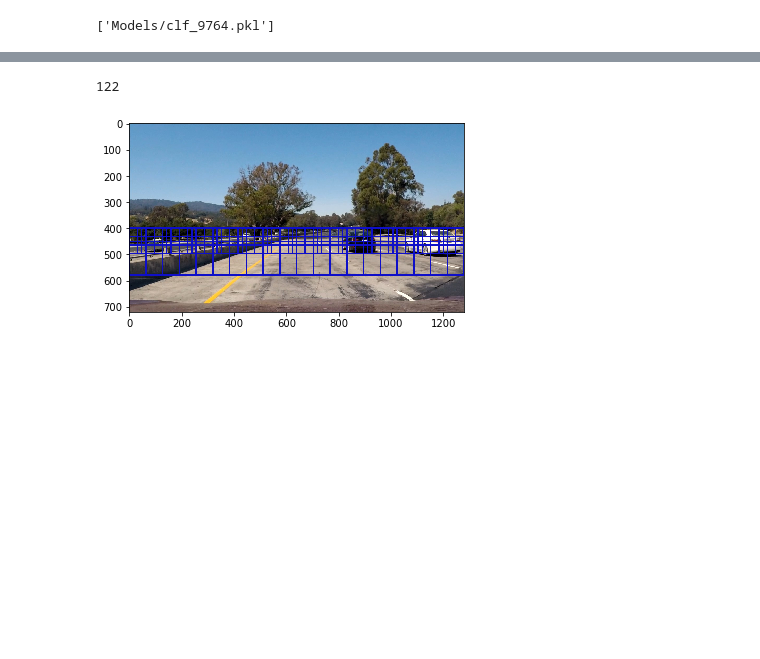
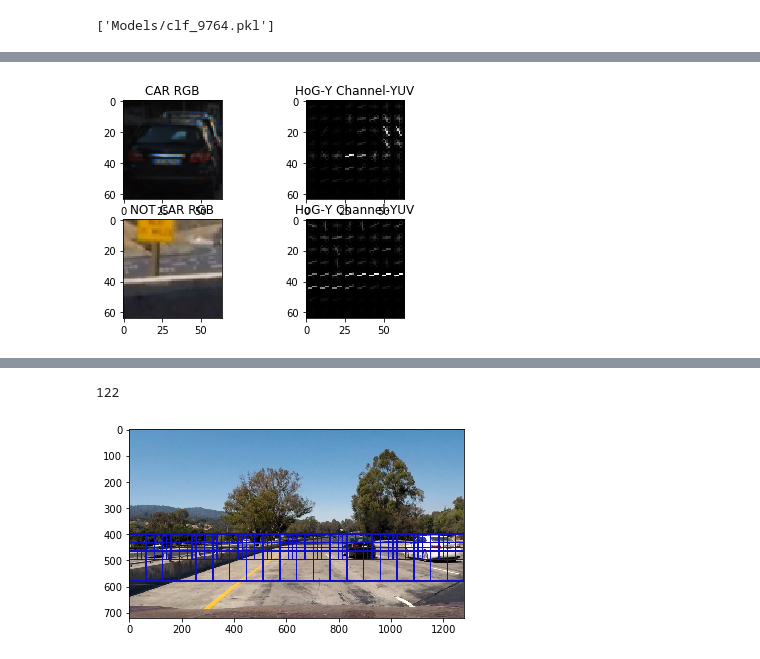
Before and after one commit to naushad-rahman/CarND-Vehicle-Detection, a Jupyter notebook: Traning.ipynb, the cells around one changed output, grey strips where cells are left out. Saved outputs shown, nothing was run; the diff lists cells and outputs as text; code cells hidden in the pictures; blank space fills up the shorter version.

```diff
--- a/Traning.ipynb
+++ b/Traning.ipynb
@@ -163 +146,33 @@ plt.savefig('Car_not_Car_Image.png')
+# %%
+img = (car_image*255).astype(np.uint8)
+not_img=(notcar_img*255).astype(np.uint8)
+
+from skimage.feature import hog
+from skimage import data, color, exposure
+
+feature_car, hog_image_car = hog(img[:,:,0], orientations=orient, pixels_per_cell=(8, 8),
+                    cells_per_block=(2, 2), visualise=True)
+
+feature_notcar, hog_image_notCar = hog(not_img[:,:,0], orientations=orient, pixels_per_cell=(8, 8),
+                    cells_per_block=(2, 2), visualise=True)
+
+# Preview
+plt.subplot(2,2,1)
+plt.title('CAR RGB')
+plt.imshow(img, cmap='gray')
+
+plt.subplot(2,2,2)
+plt.imshow(hog_image_car, cmap='gray')
+plt.title('HoG-Y Channel-YUV')
+
+plt.subplot(2,2,3)
+plt.title('NOT CAR RGB')
+plt.imshow(notcar_img, cmap='gray')
+
+plt.subplot(2,2,4)
+plt.imshow(hog_image_notCar, cmap='gray')
+plt.title('HoG-Y Channel-YUV')
+plt.show()
+# %% [output]
+[figure, added]
 # %%
```
Also changed, not shown: parts of 9 cells of this notebook, 23 other files.
